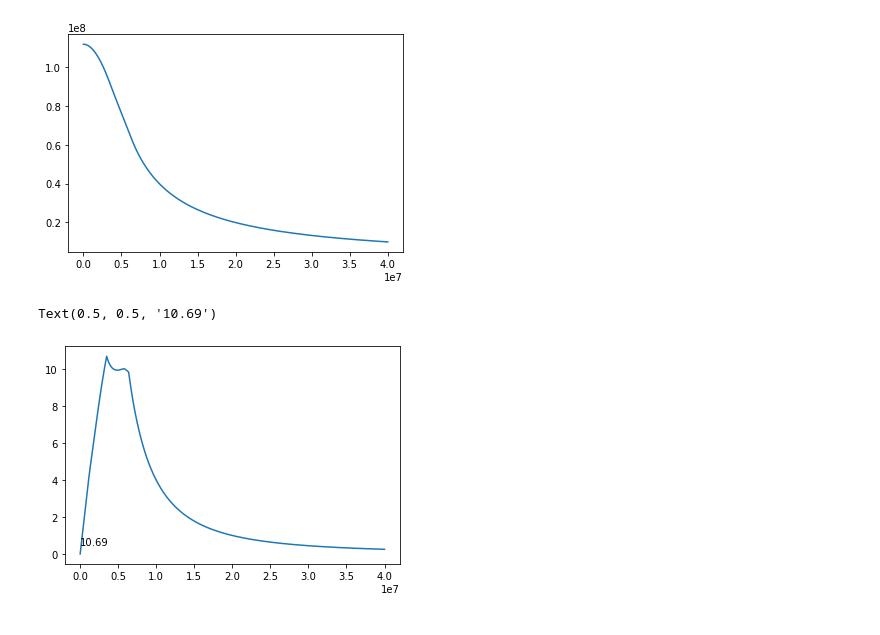
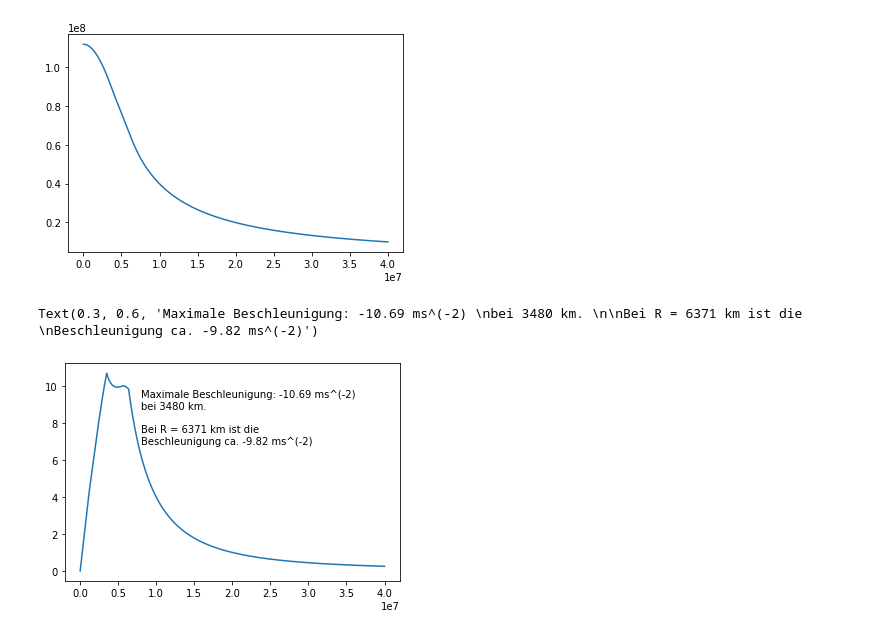
Before and after one commit to d33pk3rn3l/Satellite-geodesy-Exercise-3, a Jupyter notebook: exercise3.ipynb, the cells around one changed output. Cells and saved outputs as stored; diff of their text form; code cells hidden in the pictures.

```diff
--- a/exercise3.ipynb
+++ b/exercise3.ipynb
@@ -54,8 +54,8 @@ del potential_per_shell
 # %%
-d = range(0, 4000000 * 10^3, 100000)
+d = range(0, 4000000 * 10^3, 1000)
 potential = []
 
-for distance in d:
+for distance in tqdm(d):
     pot_per_distance = 0
 
     for index in prel_earth_ref_mod.index:
@@ -80,10 +80,10 @@ plt.plot(d, potential)
 [<matplotlib.lines.Line2D at 0x...>]
 [figure]
 # %%
-d = range(0, 4000000 * 10^3, 10000)
+d = range(0, 4000000 * 10^3, 1000)
 acc = []
 
-for distance in d:
+for distance in tqdm(d):
     pot_per_distance = 0
 
     for index in prel_earth_ref_mod.index:
@@ -102,9 +102,9 @@ for distance in d:
         else: pot_per_distance += g_potential_outer(R_lower, distance, distance**2, B, C, D, E,)
 
     acc.append(pot_per_distance)
-# %%
-plt.plot(d, acc)
-plt.annotate(round(max(acc), 2),(0.5,0.5))
-# %% [output]
-Text(0.5, 0.5, '10.69')
-[figure, removed]
+# %%
+plt.plot(d, acc)
+plt.figtext(0.3,0.6, "Maximale Beschleunigung: -" + str(round(max(acc),2)) + " ms^(-2) \nbei " + str(acc.index(max(acc))) + " km. \n\nBei R = 6371 km ist die \nBeschleunigung ca. -" + str(round(acc[6371],2)) + " ms^(-2)")
+# %% [output]
+Text(0.3, 0.6, 'Maximale Beschleunigung: -10.69 ms^(-2) \nbei 3480 km. \n\nBei R = 6371 km ist die \nBeschleunigung ca. -9.82 ms^(-2)')
+[figure, added]
```
Also changed, not shown: parts of 9 cells of this notebook, 2 other files.
